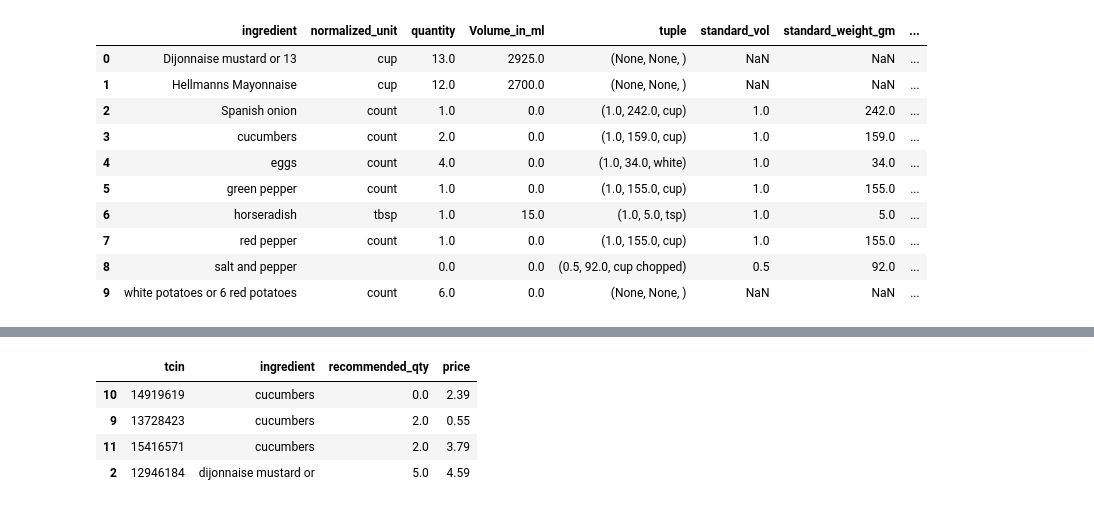
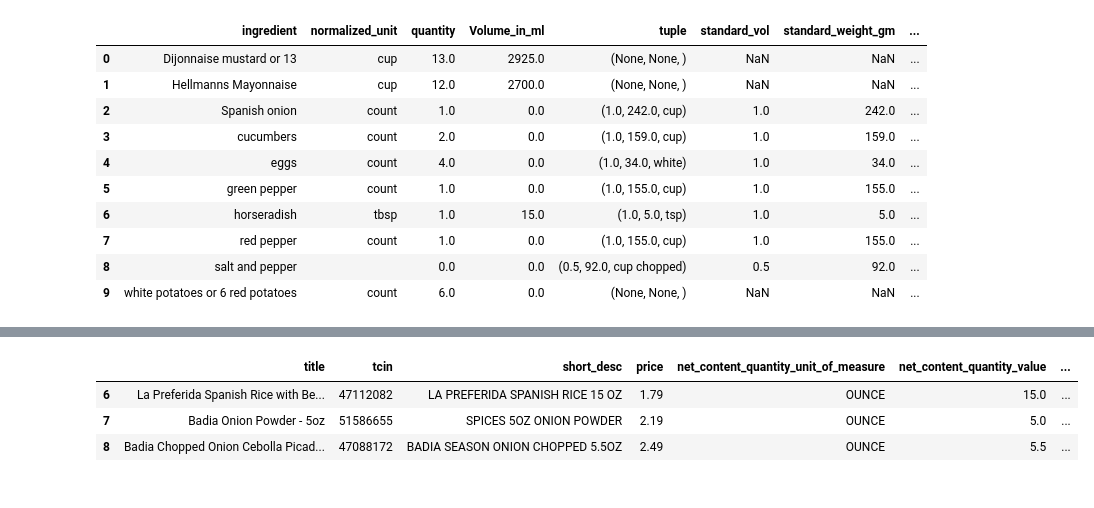
Before and after one commit to dianewoodbridge/target_recipe_project, a Jupyter notebook: code/notebook/testing_framework.ipynb, the cells around one changed output, grey strips where cells are left out. Drawn from its saved outputs; the diff is of its cells as text; code cells hidden in the pictures.

```diff
--- a/code/notebook/testing_framework.ipynb
+++ b/code/notebook/testing_framework.ipynb
@@ -241,14 +241,13 @@ Try using .loc[row_indexer,col_indexer] = value instead
 
 See the caveats in the documentation: https://pandas.pydata.org/pandas-docs/stable/user_guide/indexing.html#returning-a-view-versus-a-copy
   self._setitem_single_column(loc, value, pi)
-# %%
-display_df.head(4)
-# %% [output]
-|  | tcin | ingredient | recommended_qty | price |
-| 10 | 14919619 | cucumbers | 0.0 | 2.39 |
-| 9 | 13728423 | cucumbers | 2.0 | 0.55 |
-| 11 | 15416571 | cucumbers | 2.0 | 3.79 |
-| 2 | 12946184 | dijonnaise mustard or | 5.0 | 4.59 |
+# %%
+join_df[join_df['ingredient']=='spanish onion']
+# %% [output]
+|  | title | tcin | short_desc | price | net_content_quantity_unit_of_measure | net_content_quantity_value | ... |
+| 6 | La Preferida Spanish Rice with Be... | 47112082 | LA PREFERIDA SPANISH RICE 15 OZ | 1.79 | OUNCE | 15.0 | ... |
+| 7 | Badia Onion Powder - 5oz | 51586655 | SPICES 5OZ ONION POWDER | 2.19 | OUNCE | 5.0 | ... |
+| 8 | Badia Chopped Onion Cebolla Picad... | 47088172 | BADIA SEASON ONION CHOPPED 5.5OZ | 2.49 | OUNCE | 5.5 | ... |
 # %%
 dp.display_products_df(display_df, 3)
 # %% [output]
```
Also changed, not shown: parts of 2 cells of this notebook, 4 other files.
